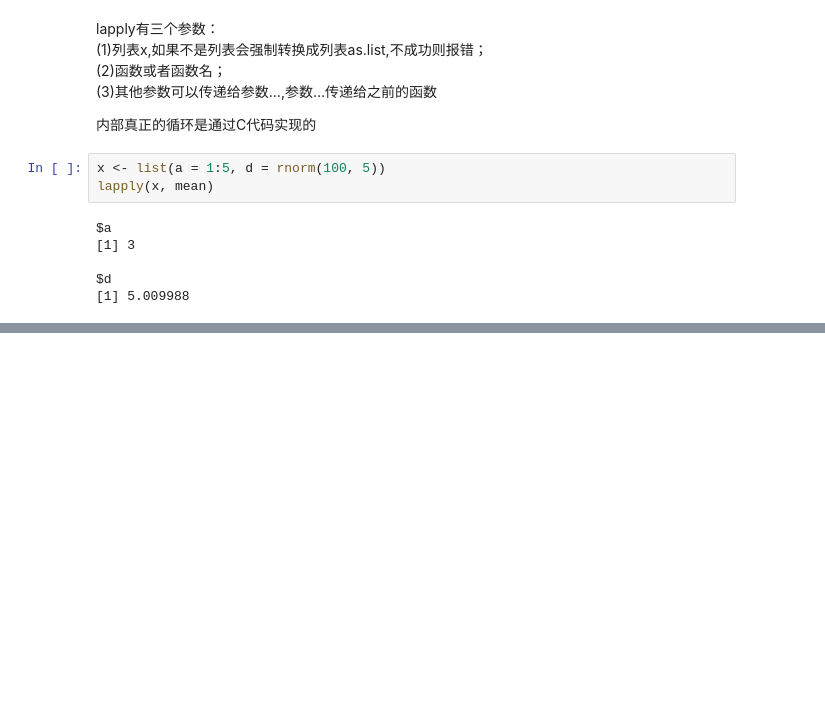
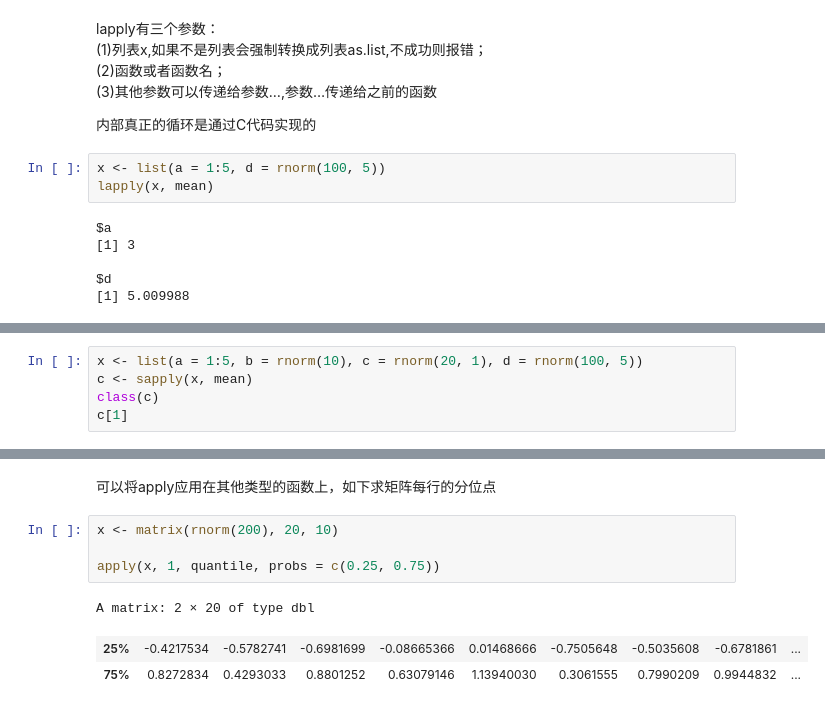
Before and after one commit to daiyizheng/DL, a Jupyter notebook: 97-bioinformatics/R_project/R_base/循环函数.ipynb, the cells around one changed output, grey strips where cells are left out. Cells and saved outputs as stored; diff of their text form; blank space fills up the shorter version.

```diff
--- a/97-bioinformatics/R_project/R_base/循环函数.ipynb
+++ b/97-bioinformatics/R_project/R_base/循环函数.ipynb
@@ -51,0 +82,5 @@ lapply(x, runif)
+# %%
+x <- list(a = 1:5, b = rnorm(10), c = rnorm(20, 1), d = rnorm(100, 5))
+c <- sapply(x, mean)
+class(c)
+c[1]
@@ -51,0 +172,10 @@ lapply(x, runif)
+# %% [markdown]
+可以将apply应用在其他类型的函数上，如下求矩阵每行的分位点
+# %%
+x <- matrix(rnorm(200), 20, 10)
+
+apply(x, 1, quantile, probs = c(0.25, 0.75))
+# %% [output]
+A matrix: 2 × 20 of type dbl
+| 25% | -0.4217534 | -0.5782741 | -0.6981699 | -0.08665366 | 0.01468666 | -0.7505648 | -0.5035608 | -0.6781861 | ... |
+| 75% | 0.8272834 | 0.4293033 | 0.8801252 | 0.63079146 | 1.13940030 | 0.3061555 | 0.7990209 | 0.9944832 | ... |
```
Also changed, not shown: parts of 43 cells of this notebook, 6 other files.
